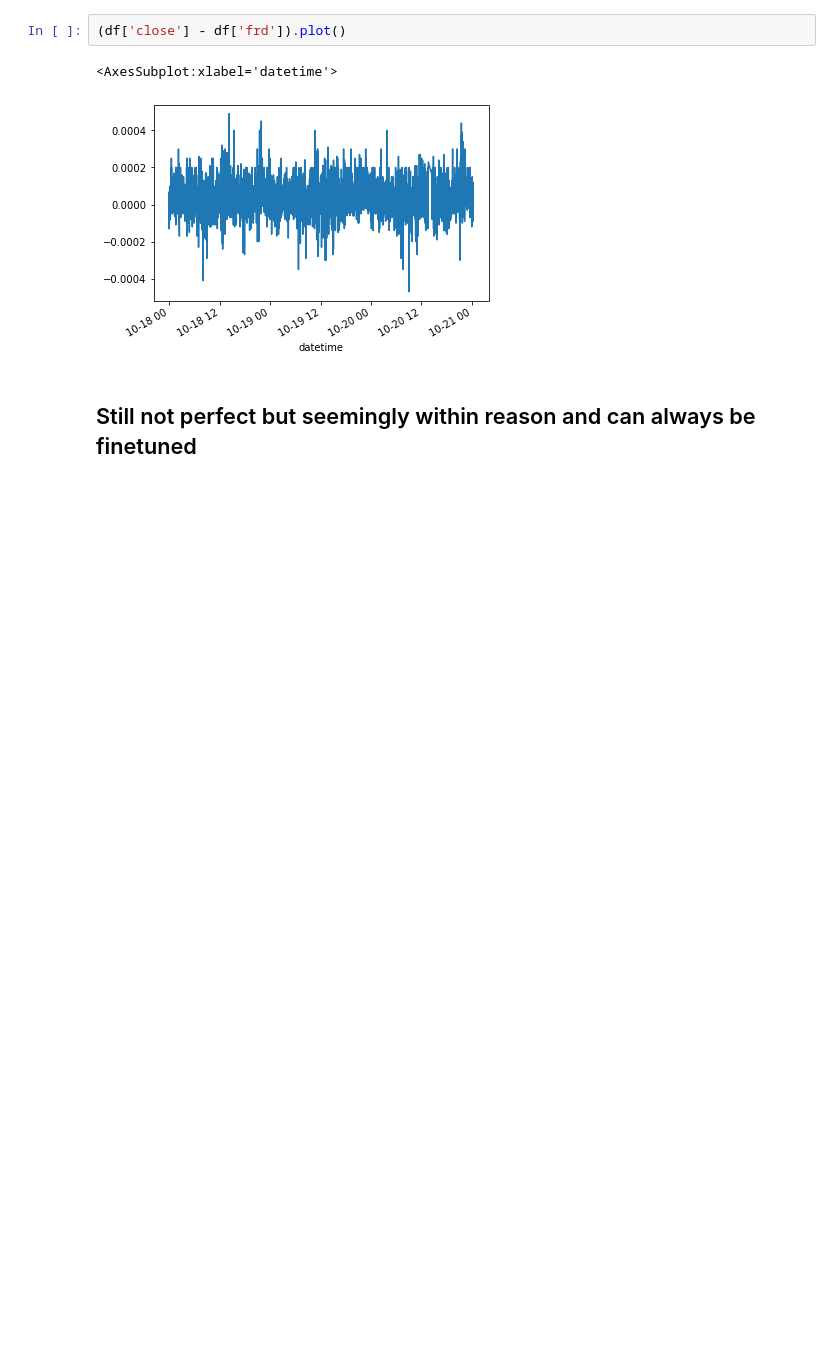
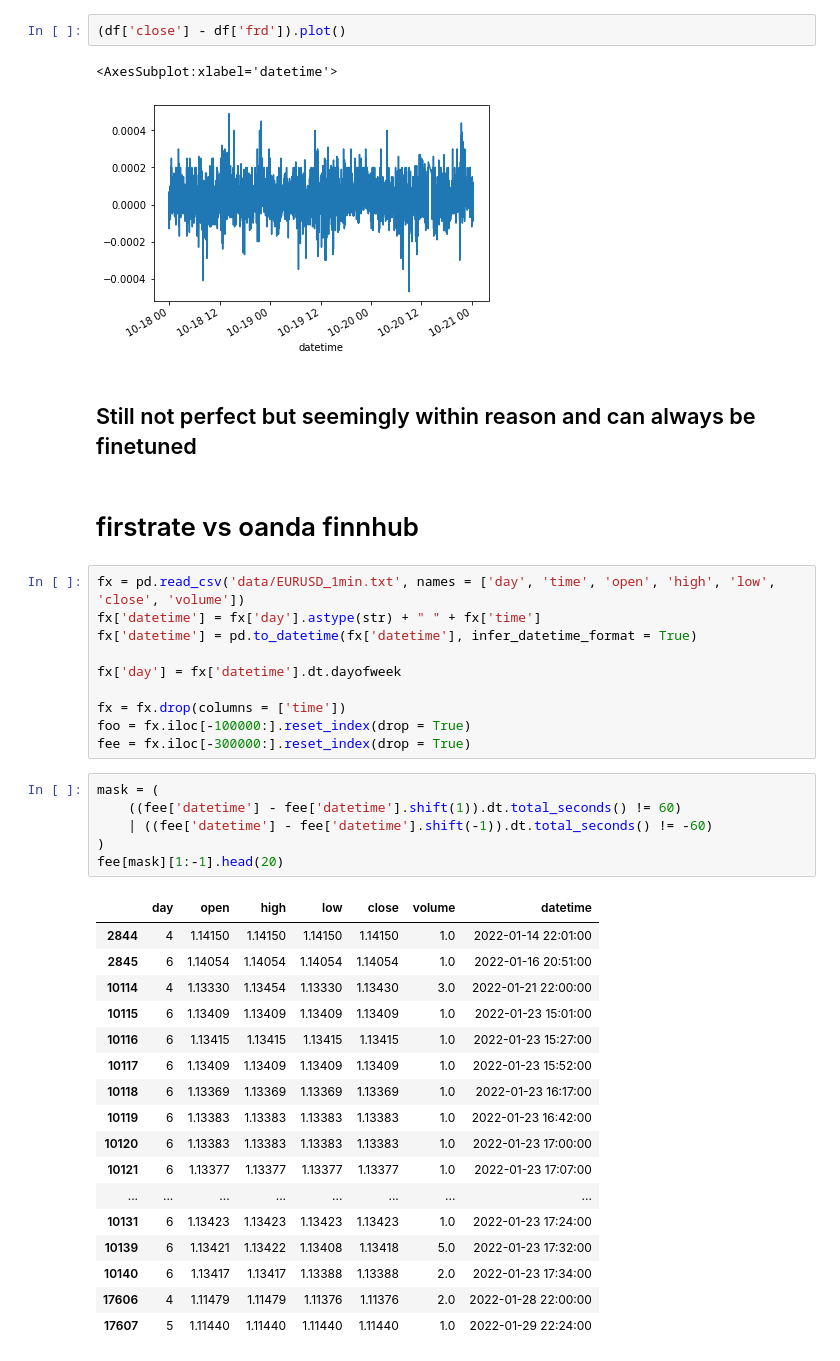
Before and after one commit to mtanghu/Transformer-Trader, a Jupyter notebook: Comparision.ipynb, the cells around one changed output. Cells and saved outputs as stored; diff of their text form; blank space fills up the shorter version.

```diff
--- a/Comparision.ipynb
+++ b/Comparision.ipynb
@@ -105,3 +120,39 @@ df[['close', 'frd']].plot()
 [figure]
 # %% [markdown]
 ## Still not perfect but seemingly within reason and can always be finetuned
+# %% [markdown]
+# firstrate vs oanda finnhub
+# %%
+fx = pd.read_csv('data/EURUSD_1min.txt', names = ['day', 'time', 'open', 'high', 'low', 'close', 'volume'])
+fx['datetime'] = fx['day'].astype(str) + " " + fx['time']
+fx['datetime'] = pd.to_datetime(fx['datetime'], infer_datetime_format = True)
+
+fx['day'] = fx['datetime'].dt.dayofweek
+
+fx = fx.drop(columns = ['time'])
+foo = fx.iloc[-100000:].reset_index(drop = True)
+fee = fx.iloc[-300000:].reset_index(drop = True)
+# %%
+mask = (
+    ((fee['datetime'] - fee['datetime'].shift(1)).dt.total_seconds() != 60)
+    | ((fee['datetime'] - fee['datetime'].shift(-1)).dt.total_seconds() != -60)
+)
+fee[mask][1:-1].head(20)
+# %% [output]
+|  | day | open | high | low | close | volume | datetime |
+| 2844 | 4 | 1.14150 | 1.14150 | 1.14150 | 1.14150 | 1.0 | 2022-01-14 22:01:00 |
+| 2845 | 6 | 1.14054 | 1.14054 | 1.14054 | 1.14054 | 1.0 | 2022-01-16 20:51:00 |
+| 10114 | 4 | 1.13330 | 1.13454 | 1.13330 | 1.13430 | 3.0 | 2022-01-21 22:00:00 |
+| 10115 | 6 | 1.13409 | 1.13409 | 1.13409 | 1.13409 | 1.0 | 2022-01-23 15:01:00 |
+| 10116 | 6 | 1.13415 | 1.13415 | 1.13415 | 1.13415 | 1.0 | 2022-01-23 15:27:00 |
+| 10117 | 6 | 1.13409 | 1.13409 | 1.13409 | 1.13409 | 1.0 | 2022-01-23 15:52:00 |
+| 10118 | 6 | 1.13369 | 1.13369 | 1.13369 | 1.13369 | 1.0 | 2022-01-23 16:17:00 |
+| 10119 | 6 | 1.13383 | 1.13383 | 1.13383 | 1.13383 | 1.0 | 2022-01-23 16:42:00 |
+| 10120 | 6 | 1.13383 | 1.13383 | 1.13383 | 1.13383 | 1.0 | 2022-01-23 17:00:00 |
+| 10121 | 6 | 1.13377 | 1.13377 | 1.13377 | 1.13377 | 1.0 | 2022-01-23 17:07:00 |
+| ... | ... | ... | ... | ... | ... | ... | ... |
+| 10131 | 6 | 1.13423 | 1.13423 | 1.13423 | 1.13423 | 1.0 | 2022-01-23 17:24:00 |
+| 10139 | 6 | 1.13421 | 1.13422 | 1.13408 | 1.13418 | 5.0 | 2022-01-23 17:32:00 |
+| 10140 | 6 | 1.13417 | 1.13417 | 1.13388 | 1.13388 | 2.0 | 2022-01-23 17:34:00 |
+| 17606 | 4 | 1.11479 | 1.11479 | 1.11376 | 1.11376 | 2.0 | 2022-01-28 22:00:00 |
+| 17607 | 5 | 1.11440 | 1.11440 | 1.11440 | 1.11440 | 1.0 | 2022-01-29 22:24:00 |
```
Also changed, not shown: parts of 8 cells of this notebook.
